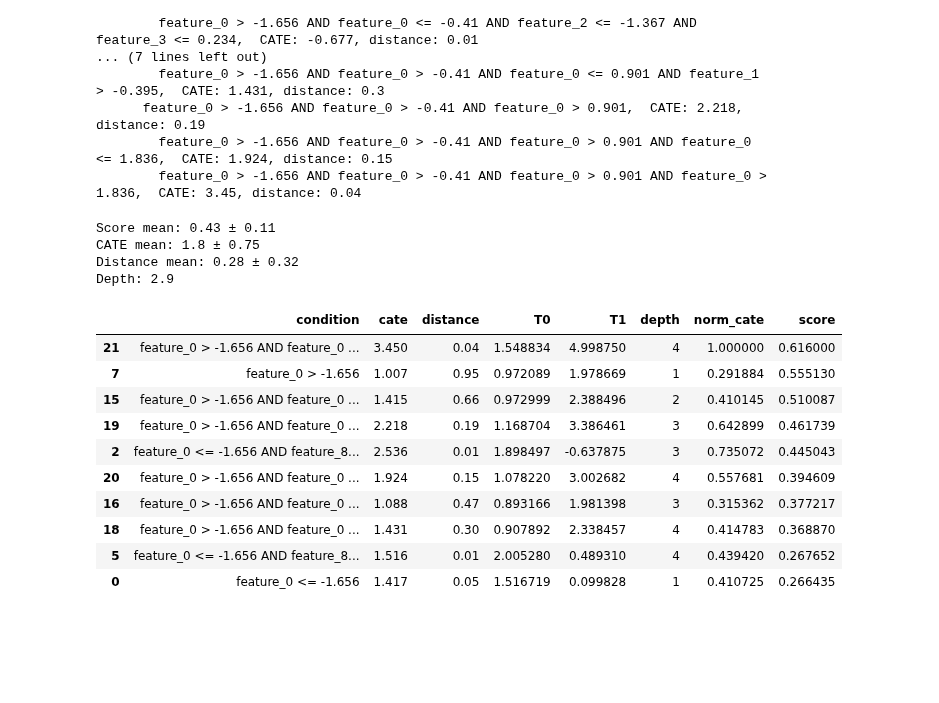
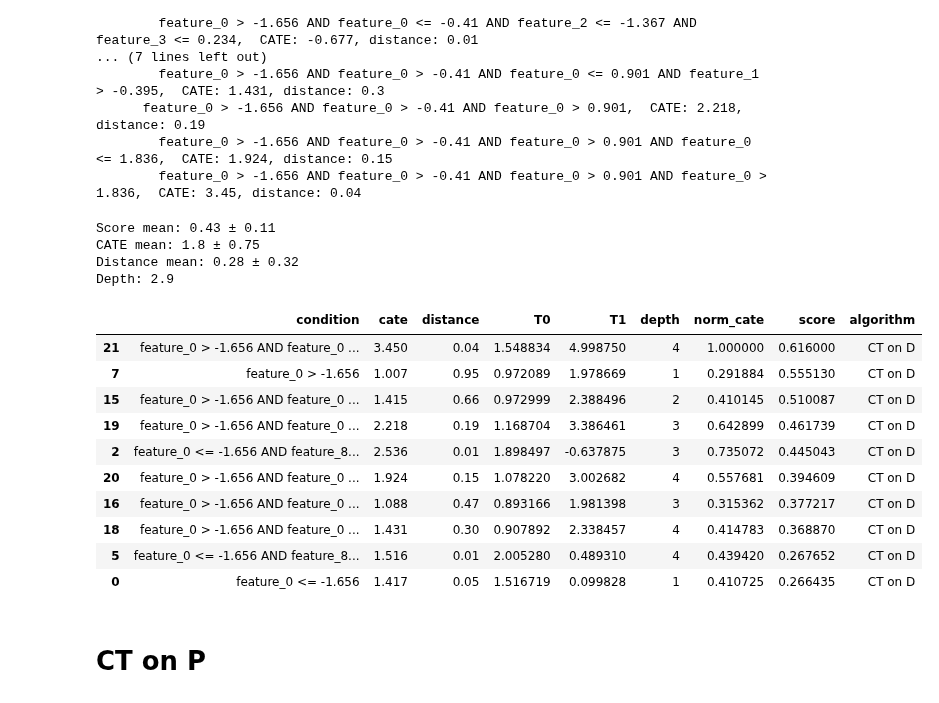
Before and after one commit to antonismand/Query-Driven-Data-Exploration-with-Heterogeneous-Treatment-Effects, a Jupyter notebook: CT.ipynb, the cells around one changed output. Drawn from its saved outputs; the diff is of its cells as text; code cells hidden in the pictures; blank space fills up the shorter version.

```diff
--- a/CT.ipynb
+++ b/CT.ipynb
@@ -50,20 +50,23 @@ Root CATE: 0.873
         feature_0 > -1.656 AND feature_0 > -0.41 AND feature_0 > 0.901 AND feature_0 <= 1.836,  CATE: 1.924, distance: 0.15
         feature_0 > -1.656 AND feature_0 > -0.41 AND feature_0 > 0.901 AND feature_0 > 1.836,  CATE: 3.45, distance: 0.04
 # %%
-ct_D.get_topK(k=10)
+top_D = ct_D.get_topK(k=10)
+top_D
 # %% [output]
 Score mean: 0.43 ± 0.11
 CATE mean: 1.8 ± 0.75
 Distance mean: 0.28 ± 0.32
 Depth: 2.9
-|  | condition | cate | distance | T0 | T1 | depth | norm_cate | score |
-| 21 | feature_0 > -1.656 AND feature_0 ... | 3.450 | 0.04 | 1.548834 | 4.998750 | 4 | 1.000000 | 0.616000 |
-| 7 | feature_0 > -1.656 | 1.007 | 0.95 | 0.972089 | 1.978669 | 1 | 0.291884 | 0.555130 |
-| 15 | feature_0 > -1.656 AND feature_0 ... | 1.415 | 0.66 | 0.972999 | 2.388496 | 2 | 0.410145 | 0.510087 |
-| 19 | feature_0 > -1.656 AND feature_0 ... | 2.218 | 0.19 | 1.168704 | 3.386461 | 3 | 0.642899 | 0.461739 |
-| 2 | feature_0 <= -1.656 AND feature_8... | 2.536 | 0.01 | 1.898497 | -0.637875 | 3 | 0.735072 | 0.445043 |
-| 20 | feature_0 > -1.656 AND feature_0 ... | 1.924 | 0.15 | 1.078220 | 3.002682 | 4 | 0.557681 | 0.394609 |
-| 16 | feature_0 > -1.656 AND feature_0 ... | 1.088 | 0.47 | 0.893166 | 1.981398 | 3 | 0.315362 | 0.377217 |
-| 18 | feature_0 > -1.656 AND feature_0 ... | 1.431 | 0.30 | 0.907892 | 2.338457 | 4 | 0.414783 | 0.368870 |
-| 5 | feature_0 <= -1.656 AND feature_8... | 1.516 | 0.01 | 2.005280 | 0.489310 | 4 | 0.439420 | 0.267652 |
-| 0 | feature_0 <= -1.656 | 1.417 | 0.05 | 1.516719 | 0.099828 | 1 | 0.410725 | 0.266435 |
+|  | condition | cate | distance | T0 | T1 | depth | norm_cate | score | algorithm |
+| 21 | feature_0 > -1.656 AND feature_0 ... | 3.450 | 0.04 | 1.548834 | 4.998750 | 4 | 1.000000 | 0.616000 | CT on D |
+| 7 | feature_0 > -1.656 | 1.007 | 0.95 | 0.972089 | 1.978669 | 1 | 0.291884 | 0.555130 | CT on D |
+| 15 | feature_0 > -1.656 AND feature_0 ... | 1.415 | 0.66 | 0.972999 | 2.388496 | 2 | 0.410145 | 0.510087 | CT on D |
+| 19 | feature_0 > -1.656 AND feature_0 ... | 2.218 | 0.19 | 1.168704 | 3.386461 | 3 | 0.642899 | 0.461739 | CT on D |
+| 2 | feature_0 <= -1.656 AND feature_8... | 2.536 | 0.01 | 1.898497 | -0.637875 | 3 | 0.735072 | 0.445043 | CT on D |
+| 20 | feature_0 > -1.656 AND feature_0 ... | 1.924 | 0.15 | 1.078220 | 3.002682 | 4 | 0.557681 | 0.394609 | CT on D |
+| 16 | feature_0 > -1.656 AND feature_0 ... | 1.088 | 0.47 | 0.893166 | 1.981398 | 3 | 0.315362 | 0.377217 | CT on D |
+| 18 | feature_0 > -1.656 AND feature_0 ... | 1.431 | 0.30 | 0.907892 | 2.338457 | 4 | 0.414783 | 0.368870 | CT on D |
+| 5 | feature_0 <= -1.656 AND feature_8... | 1.516 | 0.01 | 2.005280 | 0.489310 | 4 | 0.439420 | 0.267652 | CT on D |
+| 0 | feature_0 <= -1.656 | 1.417 | 0.05 | 1.516719 | 0.099828 | 1 | 0.410725 | 0.266435 | CT on D |
+# %% [markdown]
+# CT on P
```
Also changed, not shown: parts of 8 cells of this notebook, 1 other file.
